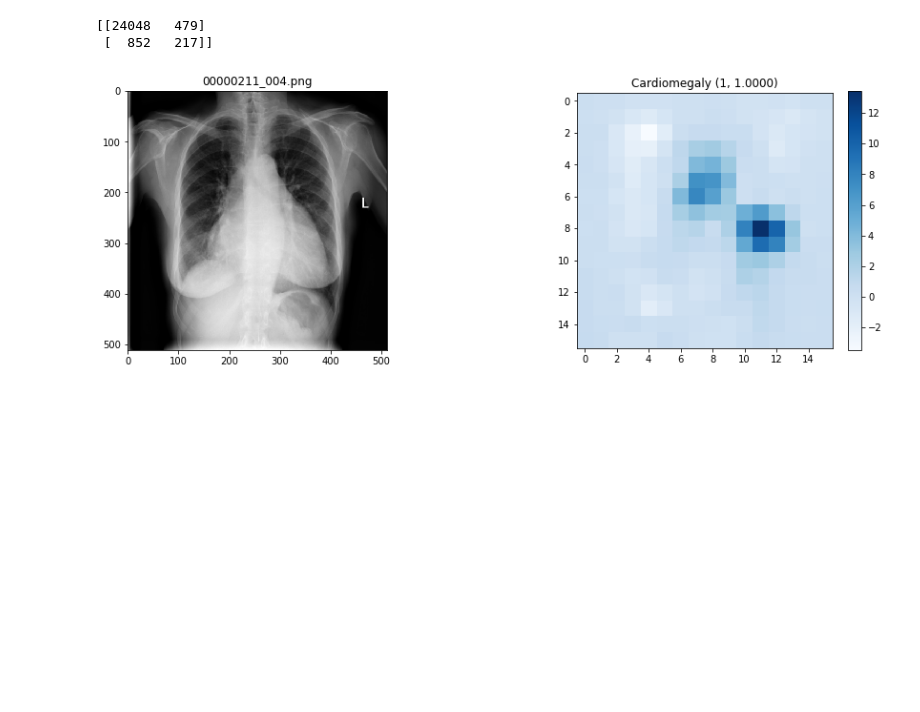
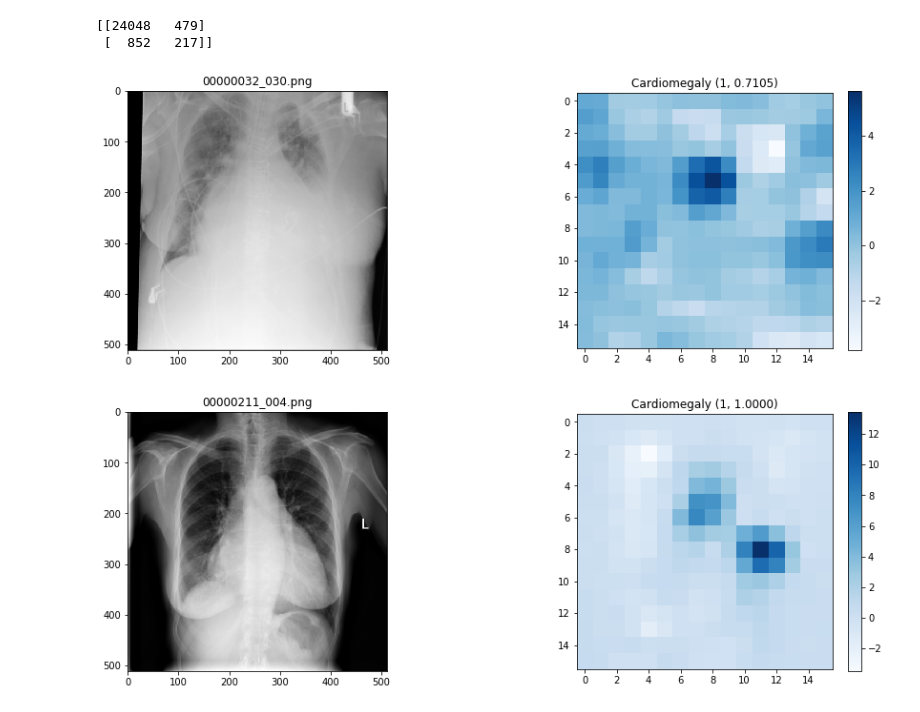
Before and after one commit to pdpino/cxr8, a Jupyter notebook: Testing.ipynb, the cells around one changed output. Drawn from its saved outputs; the diff is of its cells as text; code cells hidden in the pictures; blank space fills up the shorter version.

```diff
--- a/Testing.ipynb
+++ b/Testing.ipynb
@@ -105,6 +107,10 @@ TP, FP, TN, FN, cm = get_cms_names(run_name, "Cardiomegaly")
 # %% [output]
 [[24048   479]
  [  852   217]]
+# %%
+calculate_plot_activations(TP[0])
+# %% [output]
+[figure, added]
 # %%
 calculate_plot_activations(TP[2])
 # %% [output]
```
Also changed, not shown: parts of 22 cells of this notebook, 11 other files.
